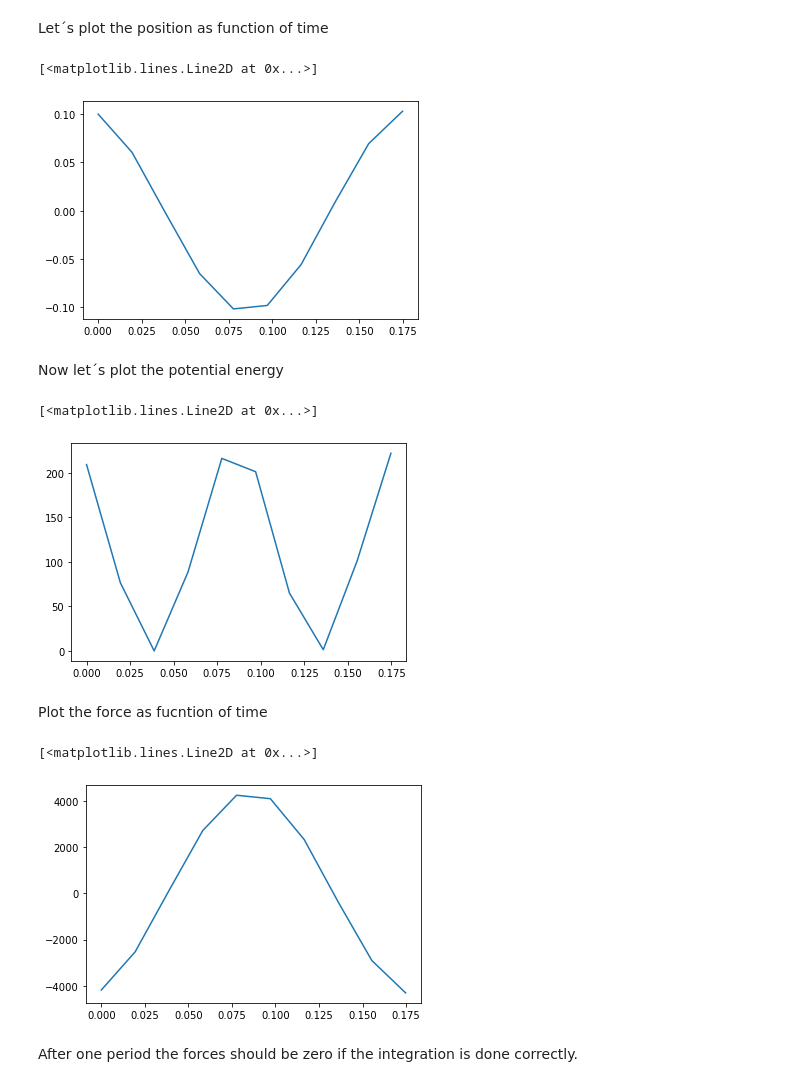
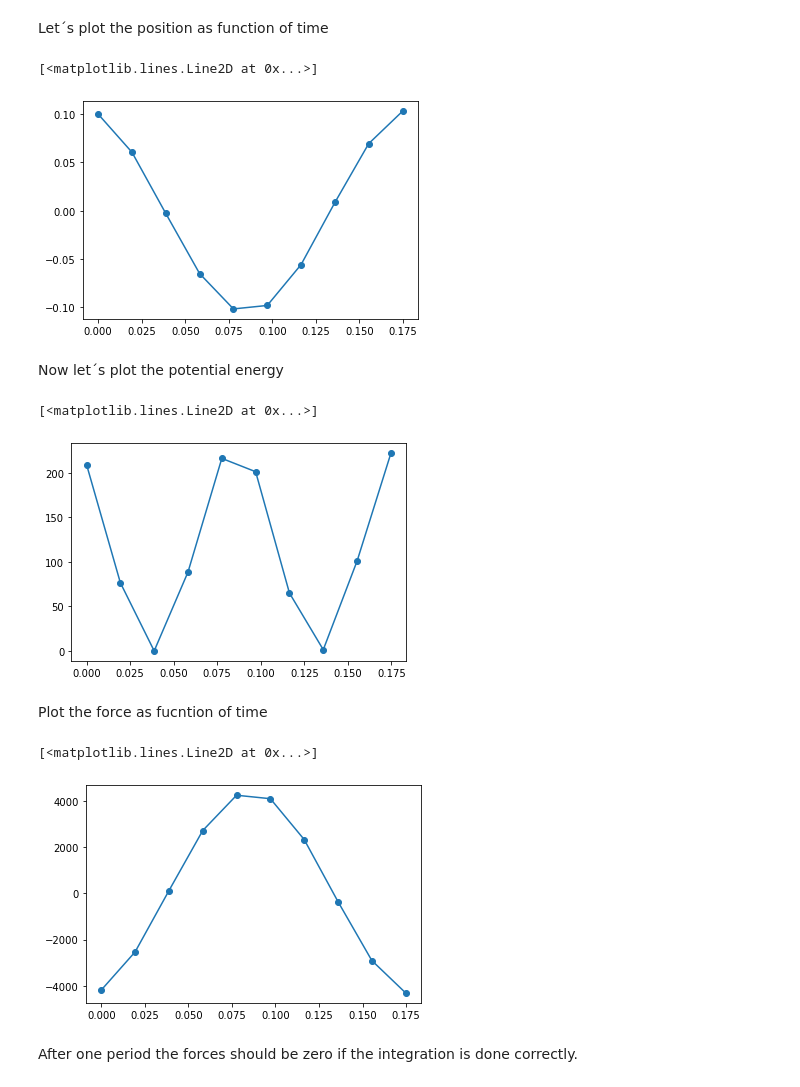
Before and after one commit to QCMM/Advanced_md, a Jupyter notebook: harmonic_oscilator.ipynb, the cells around one changed output. Drawn from its saved outputs; the diff is of its cells as text; code cells hidden in the pictures.

```diff
--- a/harmonic_oscilator.ipynb
+++ b/harmonic_oscilator.ipynb
@@ -144,7 +150,7 @@ context = openmm.Context(Ho_1.system,integrator)
 context.setPositions(position)
 # %%
 total_iterations = factor
-for iteration in range(total_iterations):
+for iteration in range(total_iterations + 1):
     state = context.getState(getEnergy=True,getPositions=True)
     print('%8.3f ps : position %12.6f nm' % (state.getTime() / unit.picoseconds, state.getPositions()[0][0] / unit.nanometer))
     integrator.step(1)
@@ -176,15 +185,7 @@ Let´s look at the potential enerygy after three periods of oscilation
-# %%
-del context, integrator
-factor = 10
-timestep = T / factor
-integrator = openmm.VerletIntegrator(timestep)
-position = [[0.1 * unit.nanometer, 0., 0.]]
-context = openmm.Context(Ho_1.system,integrator)
-context.setPositions(position)
 # %%
-total_iterations = factor
+total_iterations = factor  + 1
 for iteration in range(total_iterations):
-    state = context.getState(getEnergy=True,getPositions=True)
+    state = context.getState(getEnergy=True, getPositions=True)
     print('%8.3f ps : energy %12.6f kJ/mol' % (state.getTime() / unit.picoseconds, state.getPotentialEnergy() / unit.kilojoule_per_mole))
     integrator.step(1)
 # %% [output]
@@ -210,7 +212,7 @@ context = openmm.Context(Ho_1.system,integrator)
 context.setPositions(position)
 # %%
 total_iterations = factor
-for iteration in range(total_iterations):
+for iteration in range(total_iterations + 1):
     state = context.getState(getEnergy=True,getForces=True)
     print('%8.3f ps : position %12.6f kJ/mol/nm' % (state.getTime() / unit.picoseconds, state.getForces()[0][0] / unit.kilojoule_per_mole *unit.nanometer))
     integrator.step(1)
@@ -253,24 +256,24 @@ for iteration in range(total_iterations):
 # %% [markdown]
 Let´s plot the position as function of time
 # %%
-plt.plot(time,positions)
+plt.plot(time,positions,'-o')
 # %% [output]
 [<matplotlib.lines.Line2D at 0x...>]
-[figure, old version]
+[figure, new version]
 # %% [markdown]
 Now let´s plot the potential energy
 # %%
-plt.plot(time,energy)
+plt.plot(time,energy,'-o')
 # %% [output]
 [<matplotlib.lines.Line2D at 0x...>]
-[figure, old version]
+[figure, new version]
 # %% [markdown]
 Plot the force as fucntion of time
 # %%
-plt.plot(time,forces)
+plt.plot(time,forces,'o-')
 # %% [output]
 [<matplotlib.lines.Line2D at 0x...>]
-[figure, old version]
+[figure, new version]
 # %% [markdown]
 After one period the forces should be zero if the integration is done correctly.
 # %%
```
Also changed, not shown: parts of 11 cells of this notebook, 1 other file.
